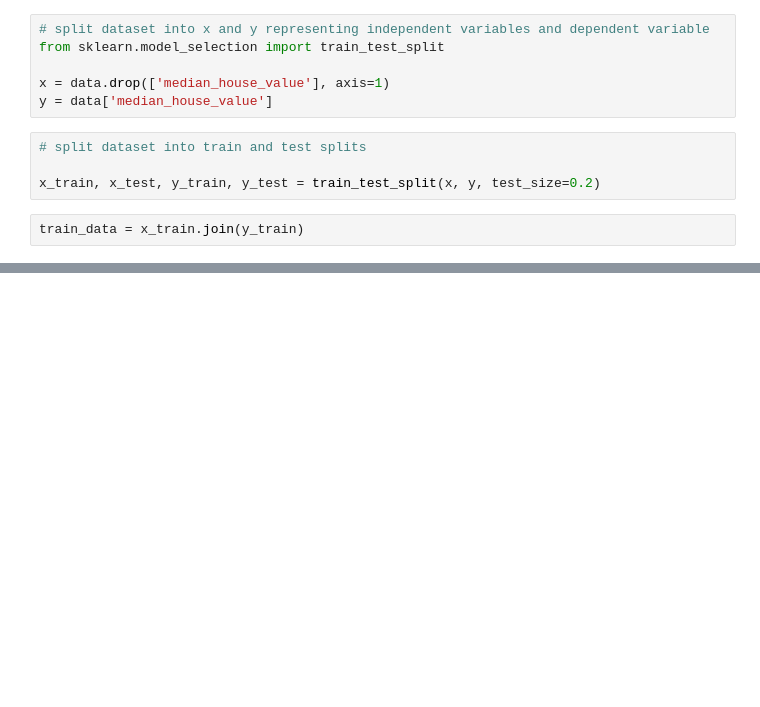
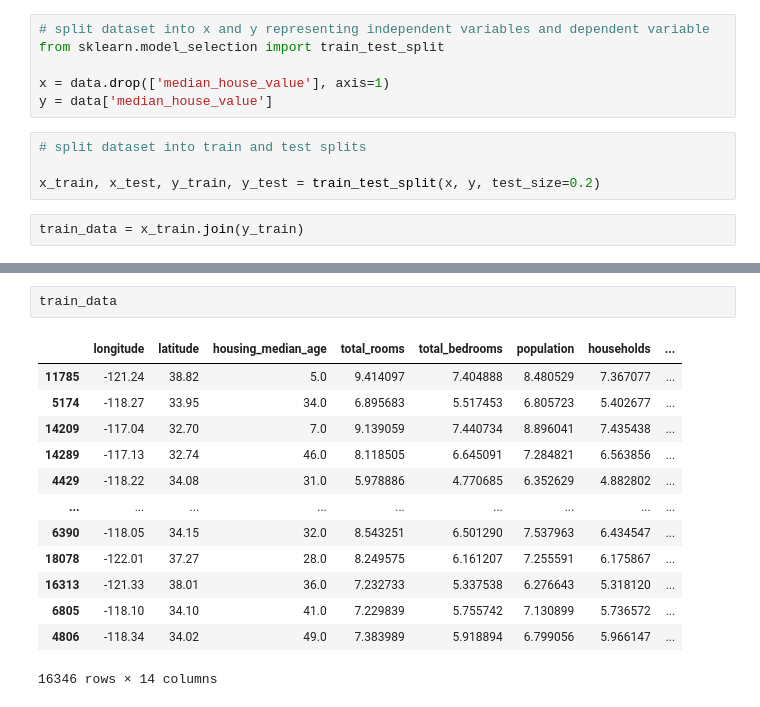
Before and after one commit to Alton01/house_price_prediction_model, a Jupyter notebook: house_price_prediction.ipynb, the cells around one changed output, grey strips where cells are left out. Saved outputs shown, nothing was run; the diff lists cells and outputs as text; blank space fills up the shorter version.

```diff
--- a/house_price_prediction.ipynb
+++ b/house_price_prediction.ipynb
@@ -128 +141,17 @@ train_data.corr()
+# %%
+train_data
+# %% [output]
+|  | longitude | latitude | housing_median_age | total_rooms | total_bedrooms | population | households | ... |
+| 11785 | -121.24 | 38.82 | 5.0 | 9.414097 | 7.404888 | 8.480529 | 7.367077 | ... |
+| 5174 | -118.27 | 33.95 | 34.0 | 6.895683 | 5.517453 | 6.805723 | 5.402677 | ... |
+| 14209 | -117.04 | 32.70 | 7.0 | 9.139059 | 7.440734 | 8.896041 | 7.435438 | ... |
+| 14289 | -117.13 | 32.74 | 46.0 | 8.118505 | 6.645091 | 7.284821 | 6.563856 | ... |
+| 4429 | -118.22 | 34.08 | 31.0 | 5.978886 | 4.770685 | 6.352629 | 4.882802 | ... |
+| ... | ... | ... | ... | ... | ... | ... | ... | ... |
+| 6390 | -118.05 | 34.15 | 32.0 | 8.543251 | 6.501290 | 7.537963 | 6.434547 | ... |
+| 18078 | -122.01 | 37.27 | 28.0 | 8.249575 | 6.161207 | 7.255591 | 6.175867 | ... |
+| 16313 | -121.33 | 38.01 | 36.0 | 7.232733 | 5.337538 | 6.276643 | 5.318120 | ... |
+| 6805 | -118.10 | 34.10 | 41.0 | 7.229839 | 5.755742 | 7.130899 | 5.736572 | ... |
+| 4806 | -118.34 | 34.02 | 49.0 | 7.383989 | 5.918894 | 6.799056 | 5.966147 | ... |
+16346 rows × 14 columns
 # %%
```
Also changed, not shown: parts of 9 cells of this notebook.
